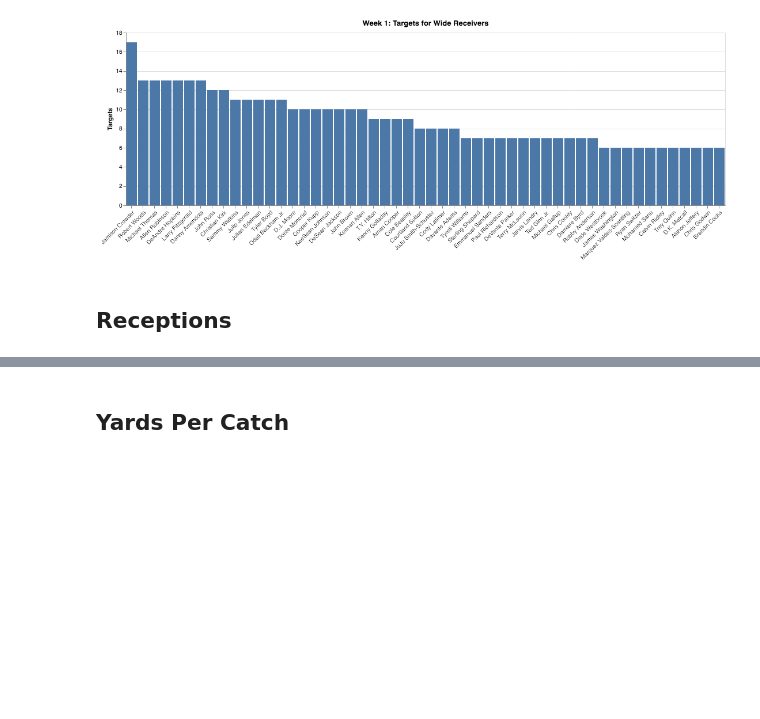
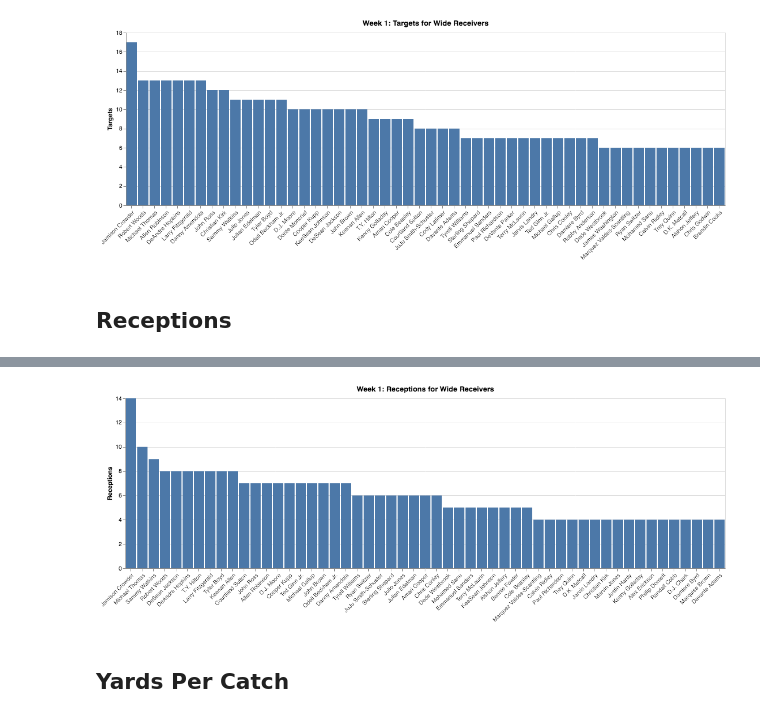
Before and after one commit to sarthakbatragatech/FantasyFootballVisualizer2019, a Jupyter notebook: plot_WR_data.ipynb, the cells around one changed output, grey strips where cells are left out. Saved outputs shown, nothing was run; the diff lists cells and outputs as text; code cells hidden in the pictures; blank space fills up the shorter version.

```diff
--- a/plot_WR_data.ipynb
+++ b/plot_WR_data.ipynb
@@ -260,0 +294,20 @@ data = df[['Player', 'Team', 'Receptions']].copy()
+# %%
+chart = alt.Chart(data).mark_bar().encode(
+    alt.Y(
+        'Receptions:Q',
+        axis = alt.Axis(title = 'Receptions')
+    ),
+    alt.X(
+        'Player:N',
+        sort = alt.EncodingSortField(
+            field = 'Receptions',
+            op = 'sum',
+            order = 'descending'
+          ),
+        axis = alt.Axis(title = '', labelAngle = -45)
+    )
+).properties(title = 'Week 1: Receptions for Wide Receivers')
+# %%
+chart
+# %% [output]
+[figure, added]
```
Also changed, not shown: parts of 19 cells of this notebook, 7 other files.
